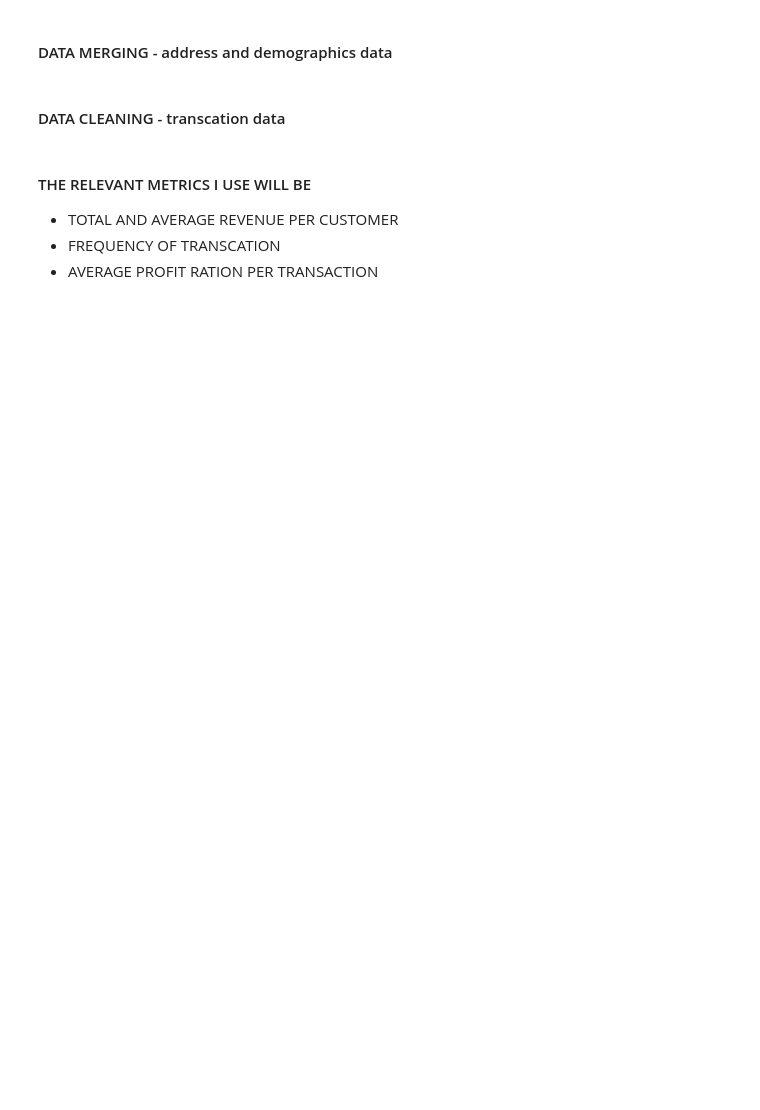
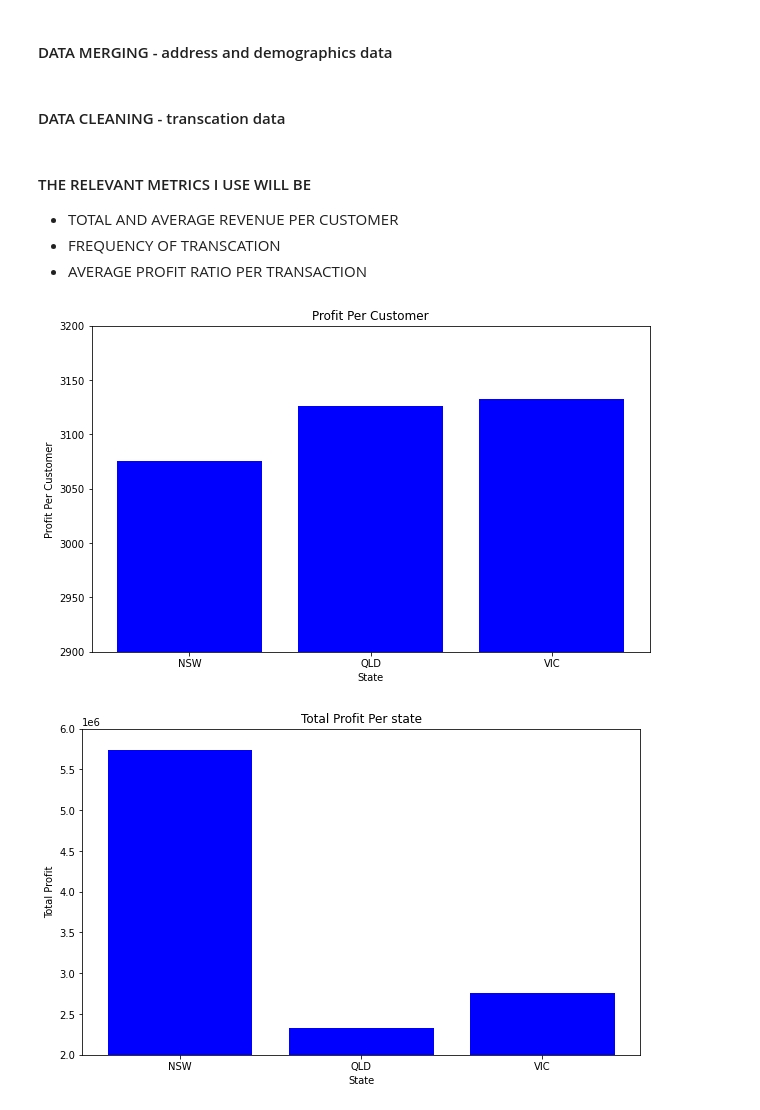
Before and after one commit to gilbertxvictor/Portfolio, a Jupyter notebook: KPMG/TASK 2/TASK2.ipynb, the cells around one changed output. Drawn from its saved outputs; the diff is of its cells as text; code cells hidden in the pictures; blank space fills up the shorter version.

```diff
--- a/KPMG/TASK 2/TASK2.ipynb
+++ b/KPMG/TASK 2/TASK2.ipynb
@@ -160,6 +139,8 @@ test
 # %% [markdown]
 #### DATA CLEANING - address data
 # %%
+cusDemo_cleaned
 cusAddress_cleaned = cusAddress.drop(["country"],axis =1)
-cusAddress_cleaned.state[cusAddress_cleaned.state == "New South Wales"] = "NSW"
-cusAddress_cleaned.state[cusAddress_cleaned.state == "Victoria"] = "VIC"
+
+cusAddress_cleaned.state = cusAddress_cleaned['state'].replace({ 'New South Wales': 'NSW',
+                                                'Victoria': 'VIC'})
@@ -228,7 +201,7 @@ trans_cleaned = trans_cleaned[trans_cleaned.order_status == 'Approved']
 #### THE  RELEVANT METRICS I USE WILL BE
 - TOTAL AND AVERAGE REVENUE PER CUSTOMER
 - FREQUENCY OF TRANSCATION
-- AVERAGE PROFIT RATION  PER TRANSACTION
+- AVERAGE PROFIT RATIO  PER TRANSACTION
 # %%
 transcMetrics = trans_cleaned.groupby('customer_id').agg({'profit' : ['sum', 'mean'],
                                           "customer_id" : 'count' ,
@@ -235,0 +213,26 @@ transcMetrics = trans_cleaned.groupby('customer_id').agg({'profit' : ['sum', 'me
+# %%
+#What State has the most population and profit margin
+a = trans_cleaned.merge(cusAddress_cleaned, how = "inner", on = "customer_id")
+a1 = a.groupby('state').agg({'profit' : ['sum'] , "customer_id" : 'nunique'})
+
+a1.columns = ['total_profit', 'unique_customers']
+a1['profit_per_customer'] = a1['total_profit'] / a1['unique_customers']
+# Plotting the bar chart using seaborn
+plt.figure(figsize=(10, 6))
+plt.bar(a1.index, a1['profit_per_customer'], color='blue')
+plt.title('Profit Per Customer')
+plt.xlabel('State')
+plt.ylabel('Profit Per Customer')
+plt.ylim(2900, 3200)
+plt.show()
+
+plt.figure(figsize=(10, 6))
+plt.bar(a1.index, a1['total_profit'], color='blue')
+plt.title('Total Profit Per state')
+plt.xlabel('State')
+plt.ylabel('Total Profit')
+plt.ylim(2000000, 6000000)
+plt.show()
+# %% [output]
+[figure, added]
+[figure, added]
```
Also changed, not shown: parts of 11 cells of this notebook.
